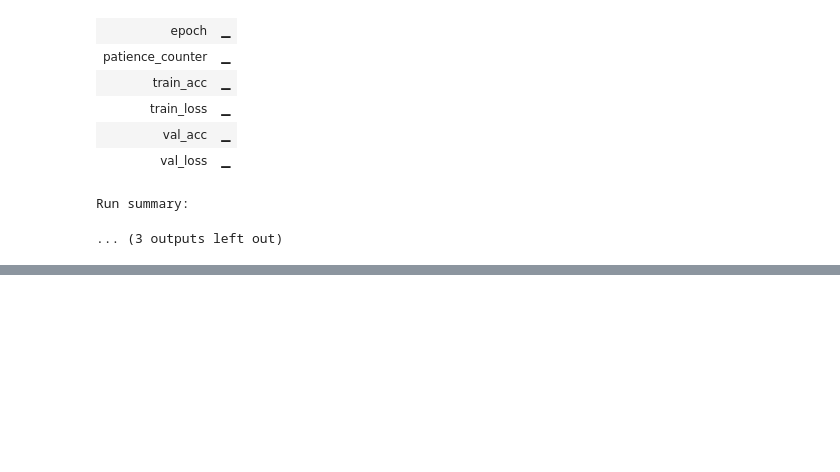
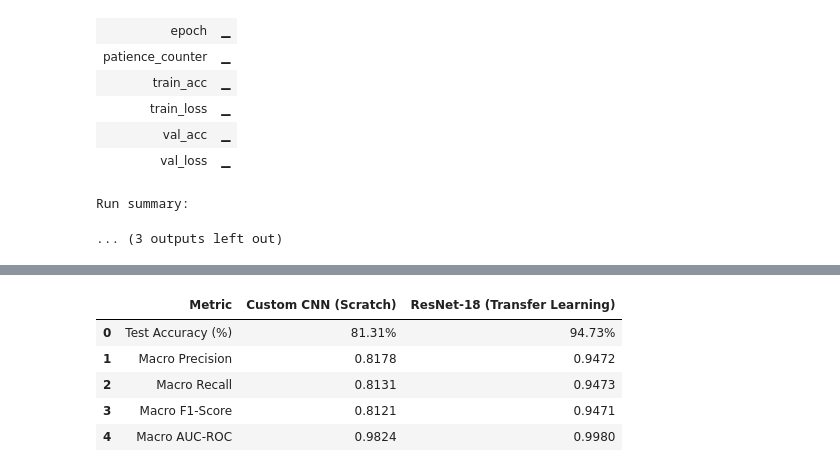
Before and after one commit to Shardz4/cnn_impl_-_archi_comp, a Jupyter notebook: Cifar10_custom_cnn.ipynb, the cells around one changed output, grey strips where cells are left out. Cells and saved outputs as stored; diff of their text form; code cells hidden in the pictures; blank space fills up the shorter version.

Commit message:
feat: Evaluation metric comparison for both the models

```diff
--- a/Cifar10_custom_cnn.ipynb
+++ b/Cifar10_custom_cnn.ipynb
@@ -532,3 +531,82 @@ Run history:
 | val_loss | ▁ |
 Run summary:
 ... (3 outputs left out)
+# %%
+import numpy as np
+import pandas as pd
+import matplotlib.pyplot as plt
+import seaborn as sns
+from sklearn.metrics import classification_report, confusion_matrix, roc_auc_score
+from sklearn.preprocessing import label_binarize
+
+classes = ('plane', 'car', 'bird', 'cat', 'deer', 'dog', 'frog', 'horse', 'ship', 'truck')
+def extract_predictions_and_probabilities(model, dataloader, device):
+    model.eval()
+    all_targets = []
+    all_preds = []
+    all_probs = []
+
+    with torch.no_grad():
+        for images, labels in dataloader:
+            images = images.to(device, non_blocking=True)
+            outputs = model(images)
+            probs = torch.softmax(outputs, dim=1)
+
+            _, preds = outputs.max(1)
+
+            all_targets.extend(labels.cpu().numpy())
+            all_preds.extend(preds.cpu().numpy())
+            all_probs.extend(probs.cpu().numpy())
+
+    return np.array(all_targets), np.array(all_preds), np.array(all_probs)
+
+# CNN
+c_best = CustomCNN().to(device)
+c_best.load_state_dict(torch.load("./checkpoints/custom_cnn_best.pth", map_location=device))
+print("Loaded CNN best checkpoint")
+c_y_true, c_y_pred, c_y_probs = extract_predictions_and_probabilities(c_best, c_test_loader, device)
+
+# ResNet-18
+resnet_best = resnet18(weights=None)
+num_ftrs = resnet_best.fc.in_features
+resnet_best.fc = nn.Linear(num_ftrs, 10)
+resnet_best.load_state_dict(torch.load("./checkpoints/resnet18_finetune_best.pth", map_location=device))
+resnet_best = resnet_best.to(device)
+print("Loaded ResNet-18 best checkpoint")
+r_y_true, r_y_pred, r_y_probs = extract_predictions_and_probabilities(resnet_best, p_test_loader, device)
+
+y_test_bin = label_binarize(c_y_true, classes=list(range(10)))
+
+c_auc = roc_auc_score(y_test_bin, c_y_probs, multi_class="ovr", average="macro")
+r_auc = roc_auc_score(y_test_bin, r_y_probs, multi_class="ovr", average="macro")
+
+c_report = classification_report(c_y_true, c_y_pred, target_names=classes, output_dict=True)
+r_report = classification_report(r_y_true, r_y_pred, target_names=classes, output_dict=True)
+
+comparison_data = {
+    "Metric": [
+        "Test Accuracy (%)",
+        "Macro Precision",
+        "Macro Recall",
+        "Macro F1-Score",
+        "Macro AUC-ROC"
+    ],
+    "Custom CNN (Scratch)": [
+        f"{c_report['accuracy'] * 100:.2f}%",
+        f"{c_report['macro avg']['precision']:.4f}",
+        f"{c_report['macro avg']['recall']:.4f}",
+        f"{c_report['macro avg']['f1-score']:.4f}",
+        f"{c_auc:.4f}"
+    ],
+    "ResNet-18 (Transfer Learning)": [
+        f"{r_report['accuracy'] * 100:.2f}%",
+        f"{r_report['macro avg']['precision']:.4f}",
+        f"{r_report['macro avg']['recall']:.4f}",
+        f"{r_report['macro avg']['f1-score']:.4f}",
+        f"{r_auc:.4f}"
+    ]
+}
+summary = pd.DataFrame(comparison_data)
+print("Performance Comparison:")
+display(summary)
+# %% [output]
@@ -534,0 +616,6 @@ Run summary:
+|  | Metric | Custom CNN (Scratch) | ResNet-18 (Transfer Learning) |
+| 0 | Test Accuracy (%) | 81.31% | 94.73% |
+| 1 | Macro Precision | 0.8178 | 0.9472 |
+| 2 | Macro Recall | 0.8131 | 0.9473 |
+| 3 | Macro F1-Score | 0.8121 | 0.9471 |
+| 4 | Macro AUC-ROC | 0.9824 | 0.9980 |
```
Also changed, not shown: parts of 3 cells of this notebook.
